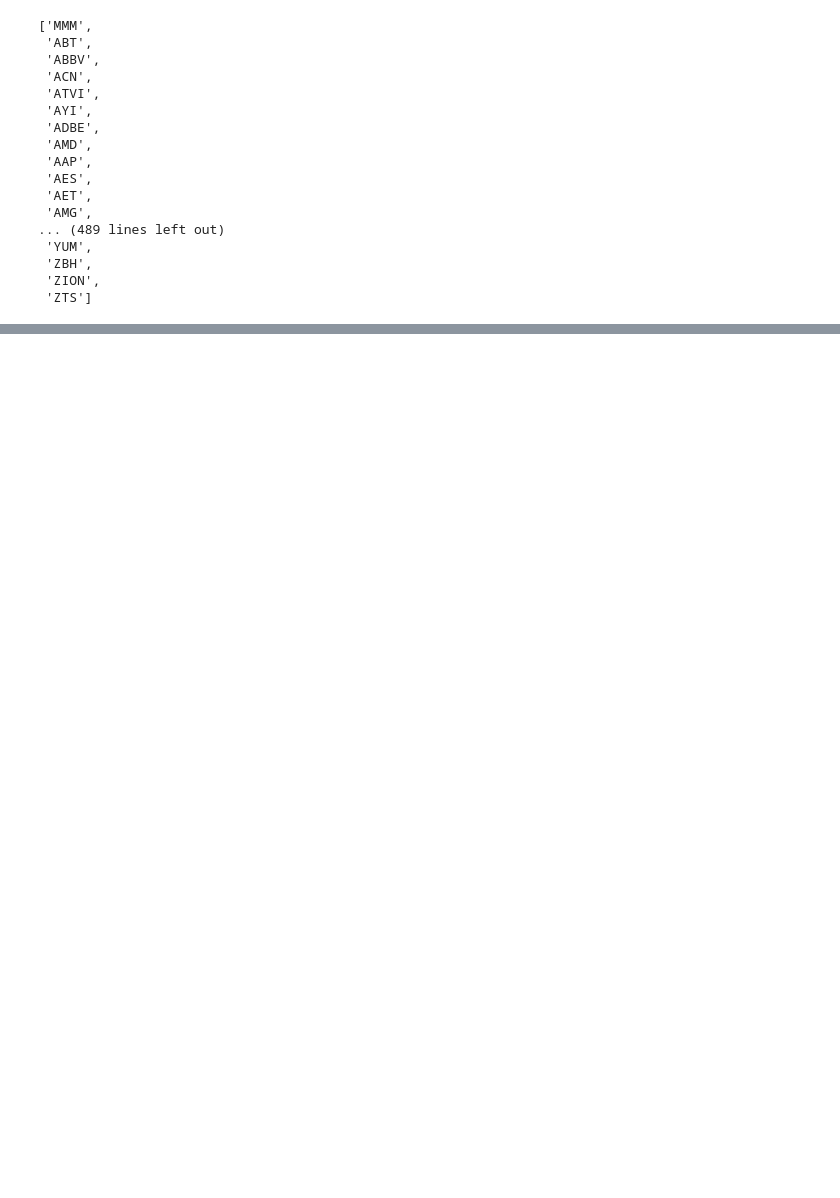
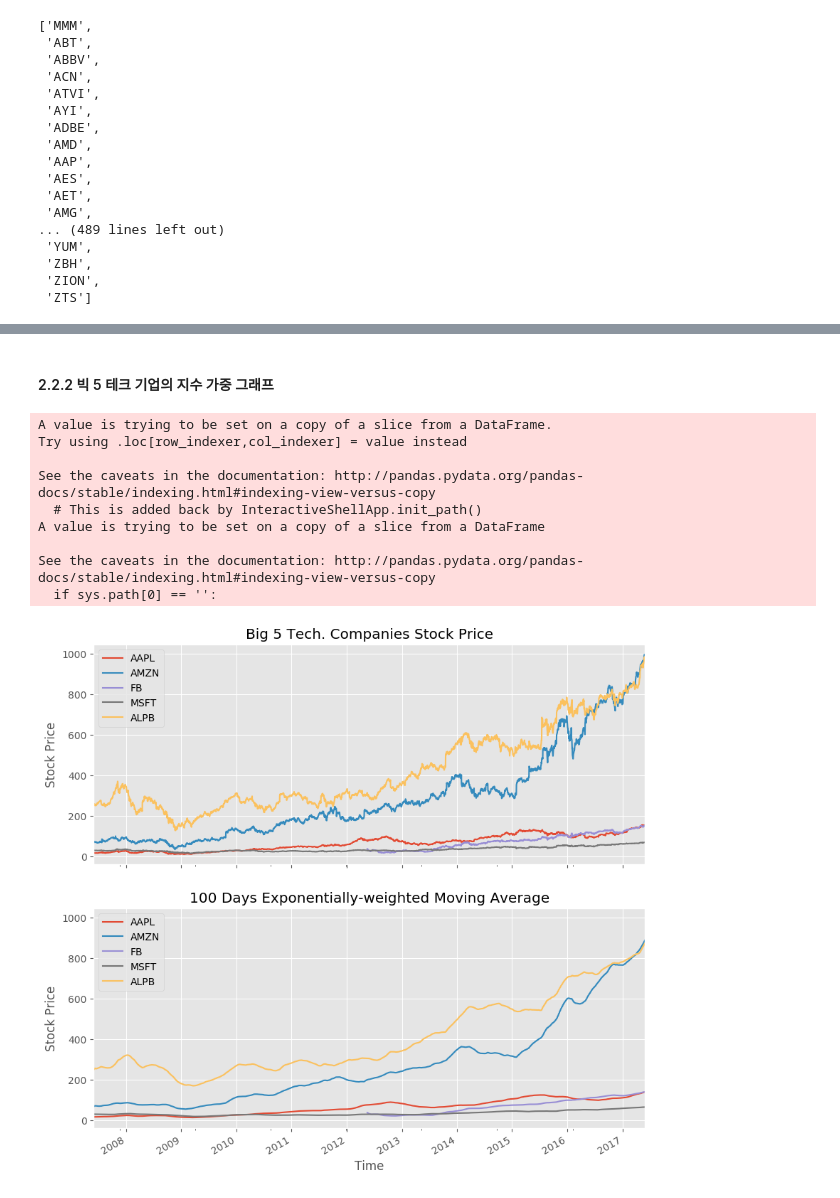
Before and after one commit to gihyeon/stock-price-prediction, a Jupyter notebook: stock-price-prediction.ipynb, the cells around one changed output, grey strips where cells are left out. Cells and saved outputs as stored; diff of their text form; code cells hidden in the pictures; blank space fills up the shorter version.

```diff
--- a/stock-price-prediction.ipynb
+++ b/stock-price-prediction.ipynb
@@ -389,0 +457,43 @@ visualize_corr()
+# %% [markdown]
+#### 2.2.2 빅 5 테크 기업의 지수 가중 그래프
+# %%
+mpl.rcParams['figure.figsize'] = (10, 10)
+
+# Big 5 tech companies: Apple, Amazon, Facebook, Alphabet (Google), Microsoft
+# Alphabet has two classes stocks (GOOG shares have no voting rights while GOOGL shares do).
+big5 = ['AAPL', 'AMZN', 'FB', 'GOOG', 'GOOGL', 'MSFT']
+
+sp500_closes = pd.read_csv('sp500-joined-closes.csv', parse_dates=True, index_col=0)
+big5_closes = sp500_closes[big5]
+
+# Create ALPB column for Alphabet, calculate mean of GOOG and GOOGL
+big5_closes['ALPB'] = big5_closes[['GOOG', 'GOOGL']].mean(axis=1)
+big5_closes.drop(['GOOG', 'GOOGL'], 1, inplace=True)
+
+# Save to csv
+big5_closes.to_csv('big5.csv')
+
+# Exponentially-weighted Functions
+fig, axes = plt.subplots(nrows=2, ncols=1, sharex='all', sharey='all')
+ewm100 = big5_closes.ewm(span=100, min_periods=0, adjust=True, ignore_na=False).mean()
+
+big5_closes.plot(ax=axes[0])
+ewm100.plot(ax=axes[1])
+
+axes[0].set_title('Big 5 Tech. Companies Stock Price')
+axes[1].set_title('100 Days Exponentially-weighted Moving Average')
+plt.xlabel('Time')
+axes[0].set_ylabel('Stock Price')
+axes[1].set_ylabel('Stock Price')
+plt.show()
+# %% [output]
+A value is trying to be set on a copy of a slice from a DataFrame.
+Try using .loc[row_indexer,col_indexer] = value instead
+
+See the caveats in the documentation: http://pandas.pydata.org/pandas-docs/stable/indexing.html#indexing-view-versus-copy
+  # This is added back by InteractiveShellApp.init_path()
+A value is trying to be set on a copy of a slice from a DataFrame
+
+See the caveats in the documentation: http://pandas.pydata.org/pandas-docs/stable/indexing.html#indexing-view-versus-copy
+  if sys.path[0] == '':
+[figure, added]
```
Also changed, not shown: parts of 34 cells of this notebook, 4 other files.
